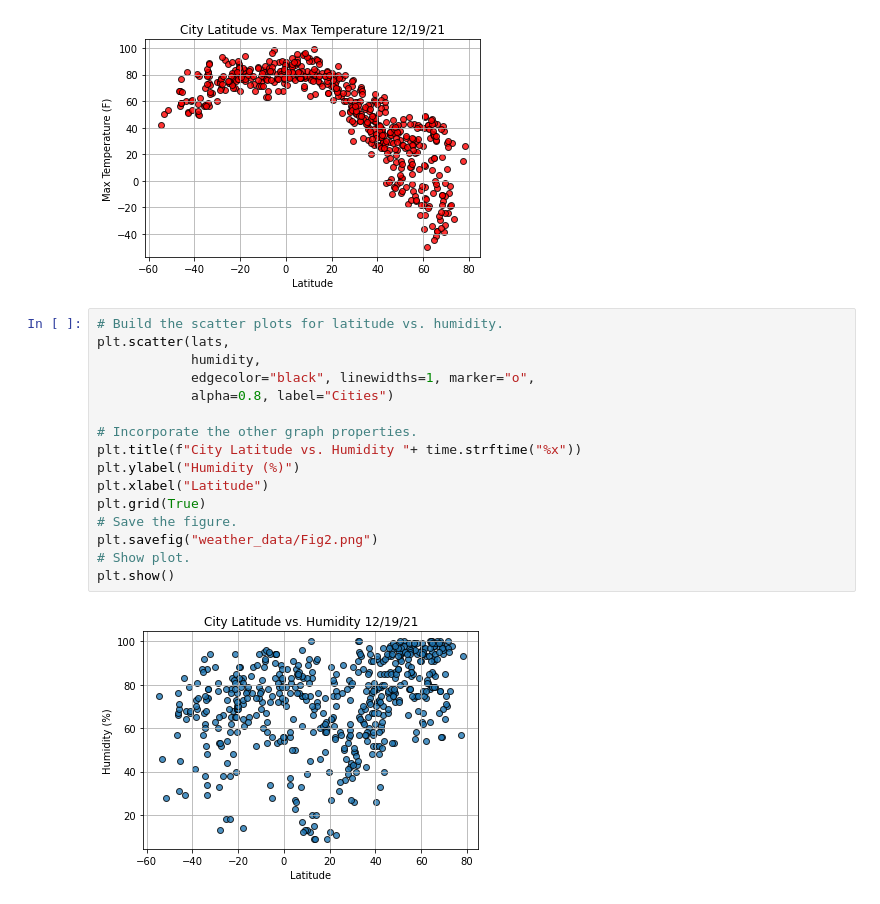
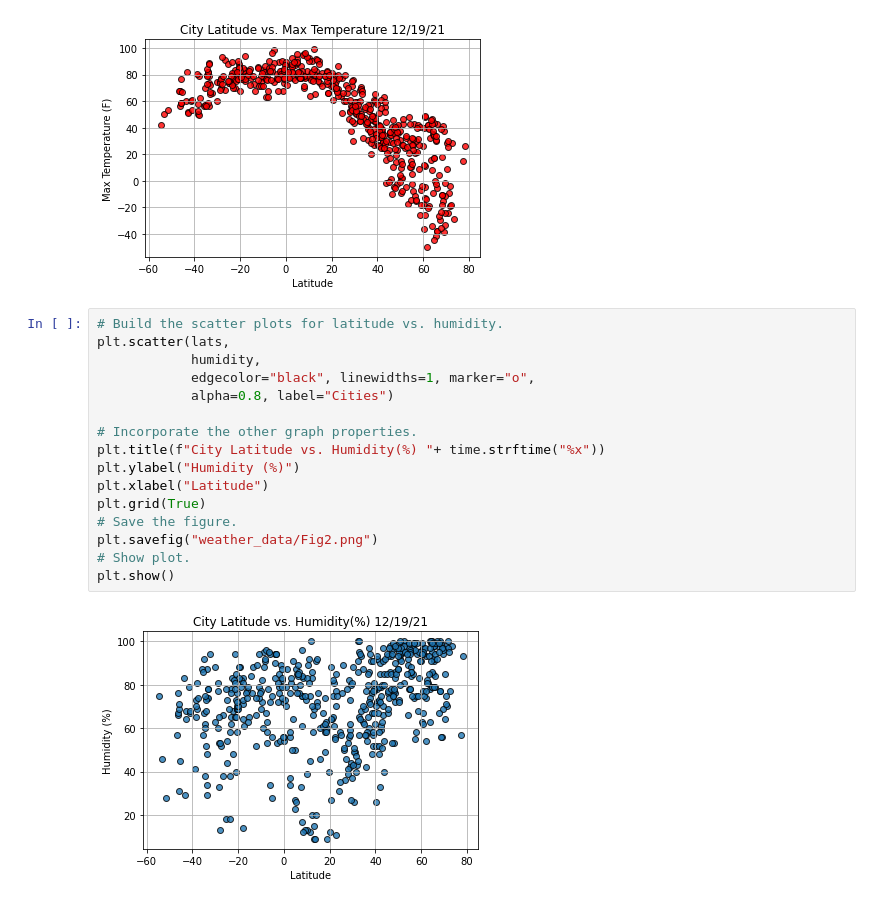
Before and after one commit to tchumphrey65/World_Weather_Analysis, a Jupyter notebook: weatherPy.ipynb, the cells around one changed output. Saved outputs shown, nothing was run; the diff lists cells and outputs as text.

```diff
--- a/weatherPy.ipynb
+++ b/weatherPy.ipynb
@@ -212,21 +212,21 @@ plt.show()
 # %%
 # Build the scatter plots for latitude vs. humidity.
 plt.scatter(lats,
             humidity,
             edgecolor="black", linewidths=1, marker="o",
             alpha=0.8, label="Cities")
 
 # Incorporate the other graph properties.
-plt.title(f"City Latitude vs. Humidity "+ time.strftime("%x"))
+plt.title(f"City Latitude vs. Humidity(%) "+ time.strftime("%x"))
 plt.ylabel("Humidity (%)")
 plt.xlabel("Latitude")
 plt.grid(True)
 # Save the figure.
 plt.savefig("weather_data/Fig2.png")
 # Show plot.
 plt.show()
 # %% [output]
-[figure, old version]
+[figure, new version]
 # %%
 # Build the scatter plots for latitude vs. humidity.
 plt.scatter(lats,
```
Also changed, not shown: parts of 2 cells of this notebook, 2 other files.
